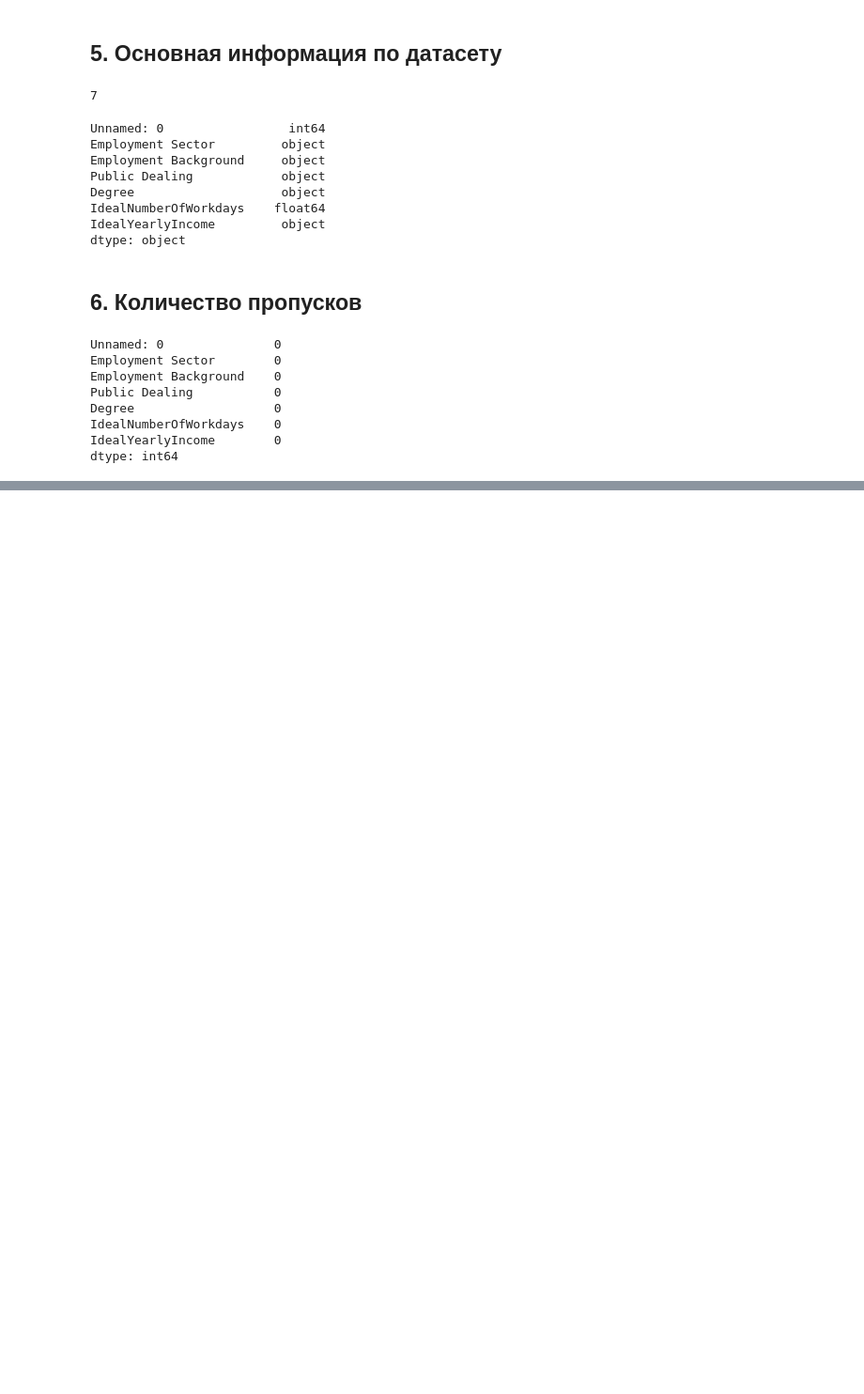
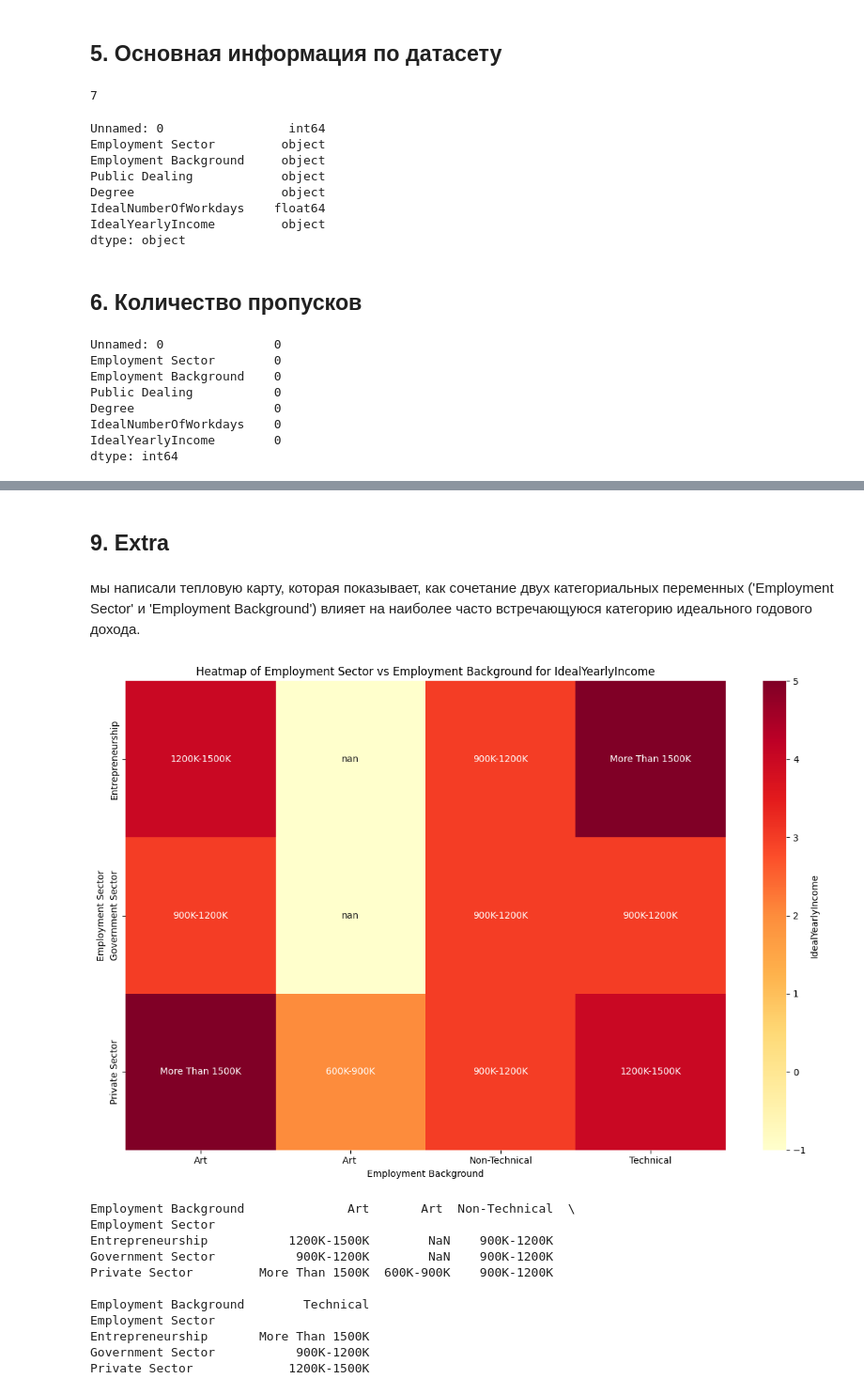
Before and after one commit to mikaereli/introduce_to_ai, a Jupyter notebook: lab_2/02_lab_EDA.ipynb, the cells around one changed output, grey strips where cells are left out. Shown at 94% size. Cells and saved outputs as stored; diff of their text form; code cells hidden in the pictures; blank space fills up the shorter version.

```diff
--- a/lab_2/02_lab_EDA.ipynb
+++ b/lab_2/02_lab_EDA.ipynb
@@ -147,0 +216,40 @@ dtype: int64
+# %% [markdown]
+## 9. Extra
+# %% [markdown]
+мы написали тепловую карту, которая показывает,
+как сочетание двух категориальных переменных ('Employment Sector' и 'Employment Background')
+влияет на наиболее часто встречающуюся категорию идеального годового дохода.
+# %%
+feature1 = 'Employment Sector'
+feature2 = 'Employment Background'
+
+pivot_table = pd.pivot_table(data,
+                             values='IdealYearlyIncome',
+                             index=feature1,
+                             columns=feature2,
+                             aggfunc=lambda x: x.value_counts().index[0])
+
+income_order = ['Less Than 300K', '300K-600K', '600K-900K', '900K-1200K', '1200K-1500K', 'More Than 1500K']
+income_map = {income: i for i, income in enumerate(income_order)}
+pivot_table_numeric = pivot_table.applymap(lambda x: income_map.get(x, -1))
+
+plt.figure(figsize=(12, 8))
+sns.heatmap(pivot_table_numeric, annot=pivot_table, fmt='', cmap='YlOrRd', cbar_kws={'label': 'IdealYearlyIncome'})
+plt.title(f'Heatmap of {feature1} vs {feature2} for IdealYearlyIncome')
+plt.tight_layout()
+plt.show()
+
+print(pivot_table)
+# %% [output]
+[figure, added]
+Employment Background              Art       Art  Non-Technical  \
+Employment Sector
+Entrepreneurship           1200K-1500K        NaN    900K-1200K
+Government Sector           900K-1200K        NaN    900K-1200K
+Private Sector         More Than 1500K  600K-900K    900K-1200K
+
+Employment Background        Technical
+Employment Sector
+Entrepreneurship       More Than 1500K
+Government Sector           900K-1200K
+Private Sector             1200K-1500K
```
Also changed, not shown: parts of 9 cells of this notebook.
